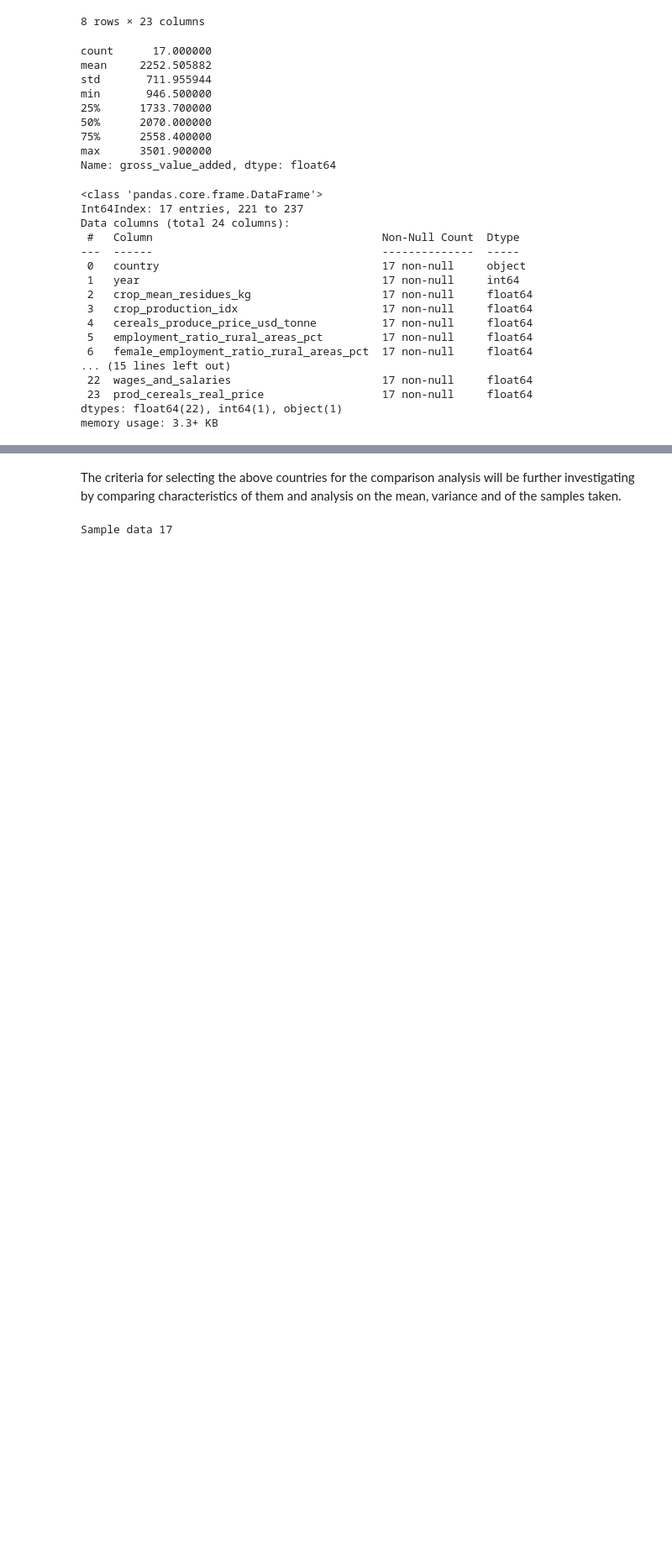
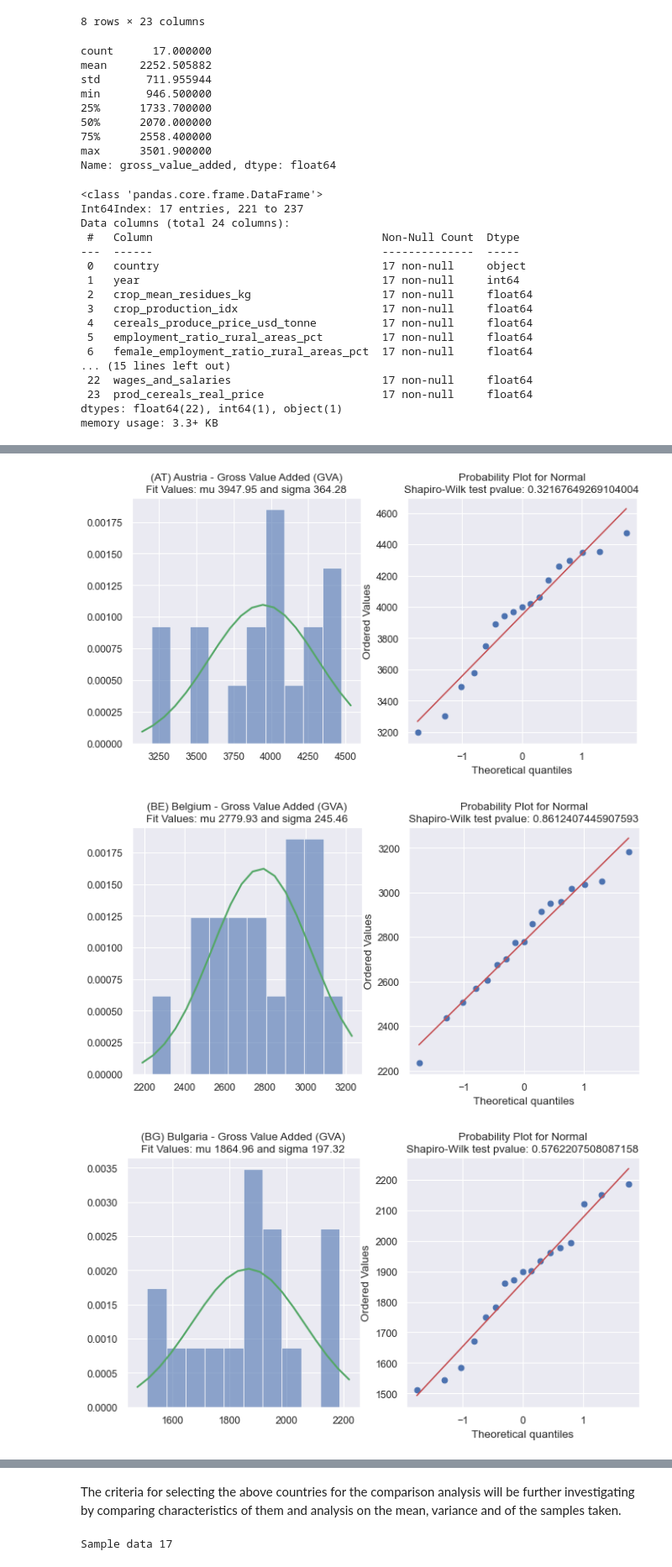
Before and after one commit to rmsryu/ca2-agriculture, a Jupyter notebook: notebooks/01_agriculture_stats.ipynb, the cells around one changed output, grey strips where cells are left out. Shown at 84% size. Cells and saved outputs as stored; diff of their text form; code cells hidden in the pictures; blank space fills up the shorter version.

Commit message:
Fixes stats

```diff
--- a/notebooks/01_agriculture_stats.ipynb
+++ b/notebooks/01_agriculture_stats.ipynb
@@ -34,6 +34,9 @@ import pingouin as pg
 agriculture_df = pd.read_csv("../data/agriculture_dataset.csv")
 ireland = agriculture_df.query("country == 'IE'")
 eu_country_codes = pd.read_csv("../data/eu_country_codes.csv");
+eu_country_codes.columns = ["id","description","iso2"]
+eu_country_codes = eu_country_codes[["iso2","description"]].set_index("iso2")
+country_codes_dic =  eu_country_codes.description.to_dict()
 
 columns_dic = {
     #index
@@ -150,0 +205,40 @@ similar_countries
+# %%
+# Check normal distribution on GVA for each country
+variable = "gross_value_added"
+gva_c_normal_dist = [[]]
+for c in agriculture_df.country.unique():
+    pvalue = plot_normal_dist(agriculture_df.query(f"country=='{c}'")[variable],
+                     f"{country_codes_dic.get(c)} - {columns_dic.get(variable)}",
+                     f"../visualizations/01_stats_normaldist_{variable}_{c}.png");
+    if(pvalue > 0.05):
+        if(gva_c_normal_dist[0] == []):
+            gva_c_normal_dist[0] = [c,pvalue]
+        else:
+            gva_c_normal_dist.append([c,pvalue])
+
+
+similar_countries = np.array(gva_c_normal_dist)[:,0]
+
+#Homogeinity of variance between countries with Ireland for GVA: Levene's test
+arr = [[]]
+for c in similar_countries:
+    if(c == 'IE'):
+        continue;
+
+    cName = country_codes_dic.get(c)
+    print(f"Analysing Homogeinity test Ireland / {cName}")
+    countries = ['IE', c]
+
+    ds = agriculture_df.query("country in @countries")
+    levenes_result = pg.homoscedasticity(ds, dv=variable, group='country', method='levene')
+    if(arr[0] == []):
+        arr[0] = list(np.append(levenes_result.values.flatten(),[variable, c]))
+    else:
+        arr.insert(count,list(np.append(levenes_result.values.flatten(),[variable, c])))
+
+levene_df = pd.DataFrame(arr,columns=["W","pvalue","equal_var","variable","country"])
+levene_df.query("equal_var == True")
+# %% [output]
+[figure, added]
+[figure, added]
+[figure, added]
```
Also changed, not shown: parts of 22 cells of this notebook.
